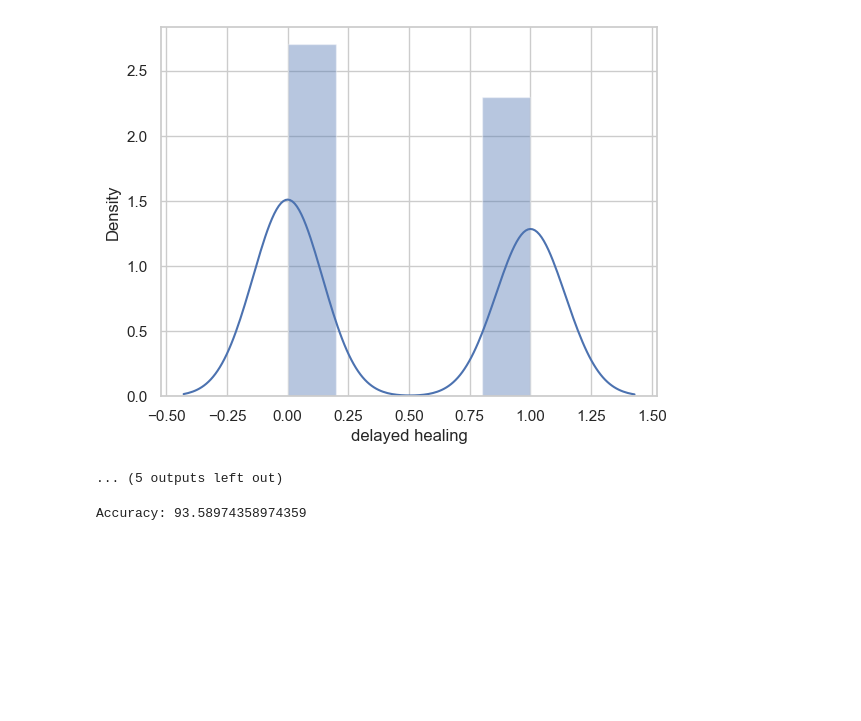
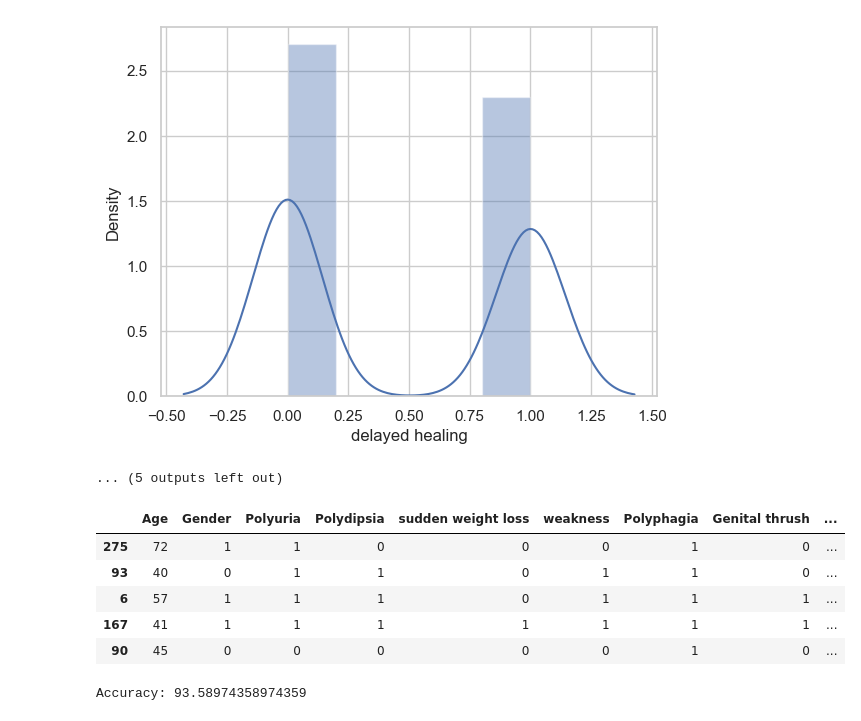
Before and after one commit to LunaticPython2003/Diabetes-prediction-model, a Jupyter notebook: diabetes-prediction-model/assets/Diabetes.ipynb, the cells around one changed output. Drawn from its saved outputs; the diff is of its cells as text; code cells hidden in the pictures; blank space fills up the shorter version.

```diff
--- a/diabetes-prediction-model/assets/Diabetes.ipynb
+++ b/diabetes-prediction-model/assets/Diabetes.ipynb
@@ -184,6 +186,14 @@ from sklearn.model_selection import train_test_split
 X_train, X_test, y_train, y_test = train_test_split(X, y, test_size=0.3, random_state=42)
 # %%
 d = []
+X_test.head()
+# %% [output]
+|  | Age | Gender | Polyuria | Polydipsia | sudden weight loss | weakness | Polyphagia | Genital thrush | ... |
+| 275 | 72 | 1 | 1 | 0 | 0 | 0 | 1 | 0 | ... |
+| 93 | 40 | 0 | 1 | 1 | 0 | 1 | 1 | 0 | ... |
+| 6 | 57 | 1 | 1 | 1 | 0 | 1 | 1 | 1 | ... |
+| 167 | 41 | 1 | 1 | 1 | 1 | 1 | 1 | 1 | ... |
+| 90 | 45 | 0 | 0 | 0 | 0 | 0 | 1 | 0 | ... |
 # %%
 from sklearn.linear_model import LogisticRegression
 from sklearn.metrics import accuracy_score
```
Also changed, not shown: parts of 2 cells of this notebook, 1 other file.
